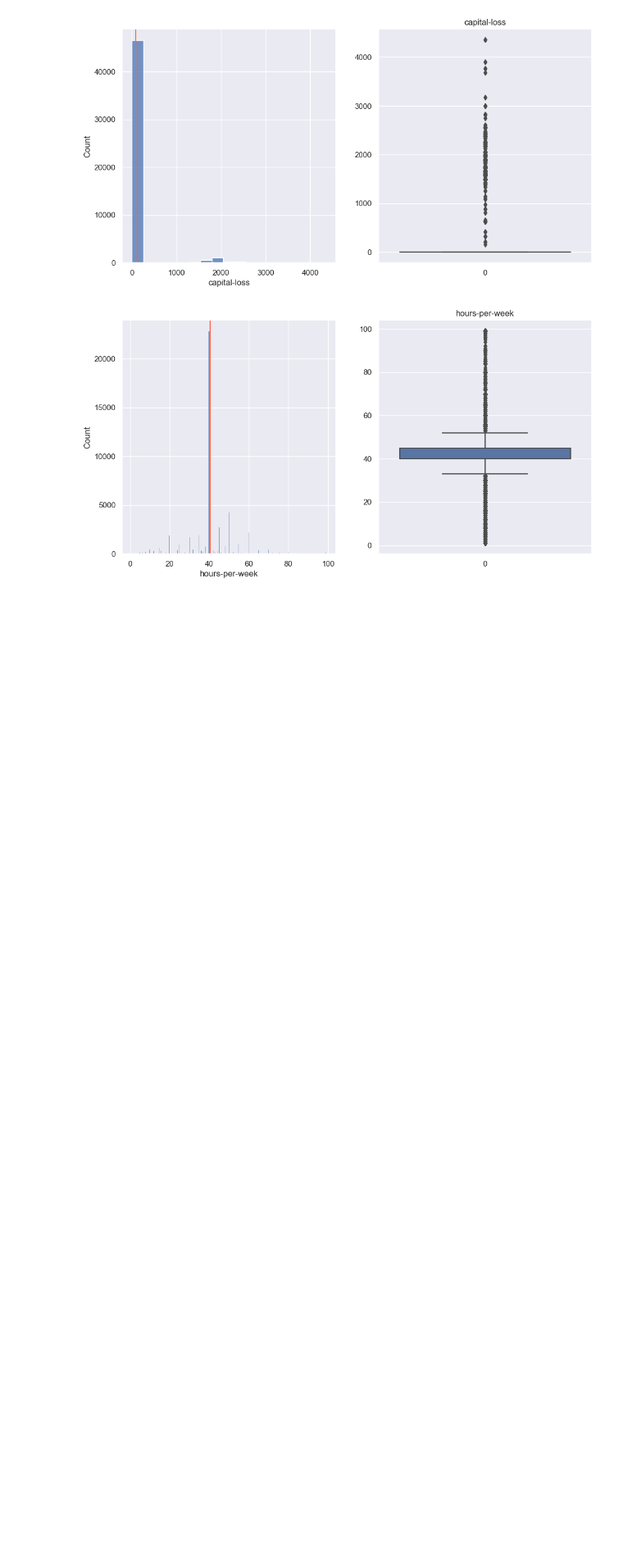
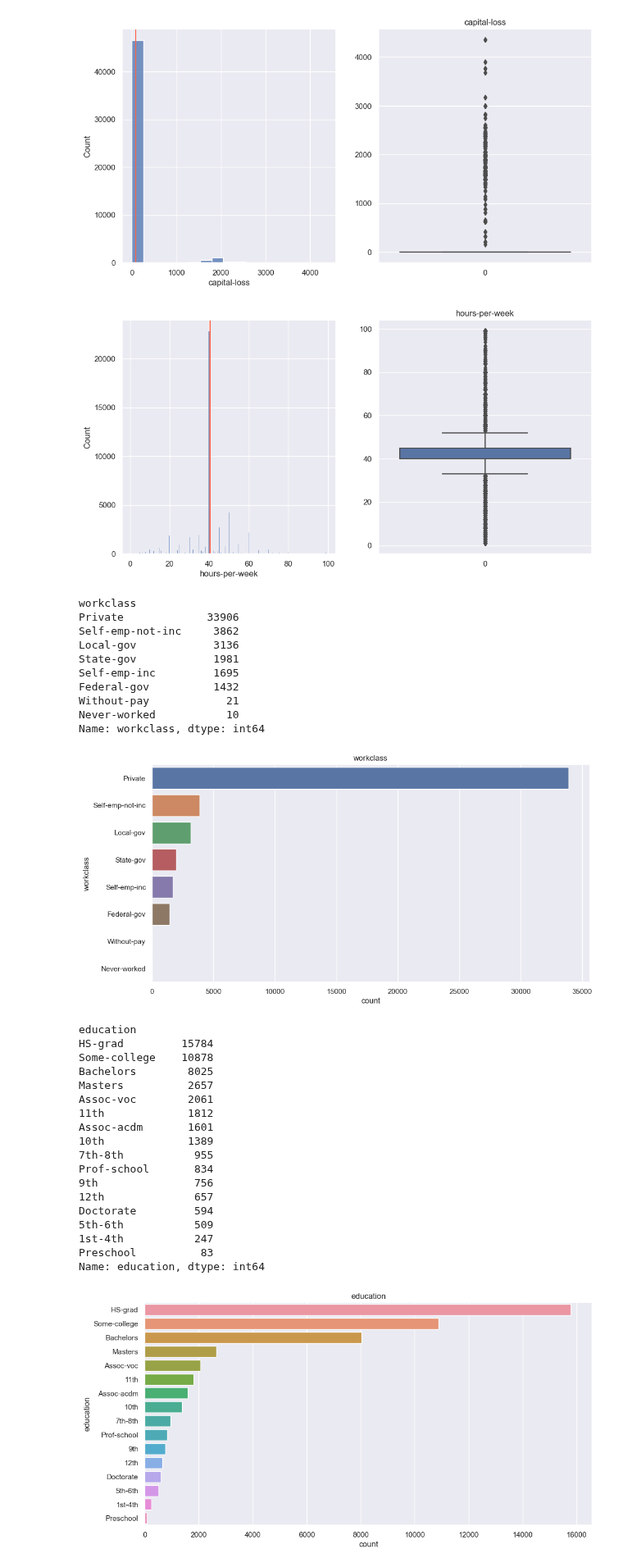
Before and after one commit to JavierRojas14/personal, a Jupyter notebook: G56/fundamentos-data-science/hito_2/hito_2_enunciado_1.ipynb, the cells around one changed output. Shown at 82% size. Drawn from its saved outputs; the diff is of its cells as text; code cells hidden in the pictures; blank space fills up the shorter version.

Commit message:
Crea funciones para analizar var categoricas

```diff
--- a/G56/fundamentos-data-science/hito_2/hito_2_enunciado_1.ipynb
+++ b/G56/fundamentos-data-science/hito_2/hito_2_enunciado_1.ipynb
@@ -70,3 +70,36 @@ aux.analizar_variables_numericas(numericas)
 [figure]
 [figure]
 [figure]
+# %%
+aux.analizar_variables_categoricas(categoricas)
+# %% [output]
+workclass
+Private             33906
+Self-emp-not-inc     3862
+Local-gov            3136
+State-gov            1981
+Self-emp-inc         1695
+Federal-gov          1432
+Without-pay            21
+Never-worked           10
+Name: workclass, dtype: int64
+[figure, added]
+education
+HS-grad         15784
+Some-college    10878
+Bachelors        8025
+Masters          2657
+Assoc-voc        2061
+11th             1812
+Assoc-acdm       1601
+10th             1389
+7th-8th           955
+Prof-school       834
+9th               756
+12th              657
+Doctorate         594
+5th-6th           509
+1st-4th           247
+Preschool          83
+Name: education, dtype: int64
+[figure, added]
```
Also changed, not shown: parts of 1 cell of this notebook, 1 other file.
